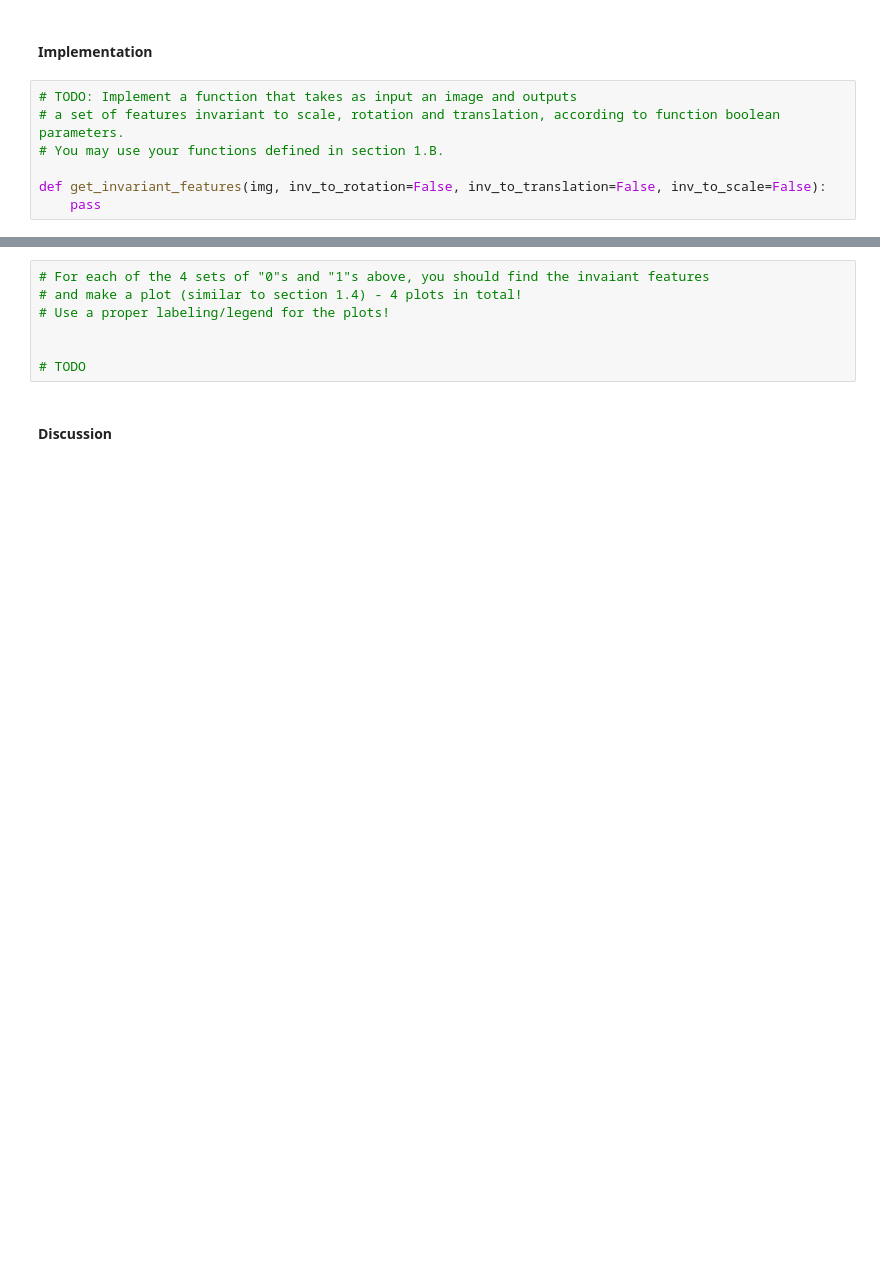
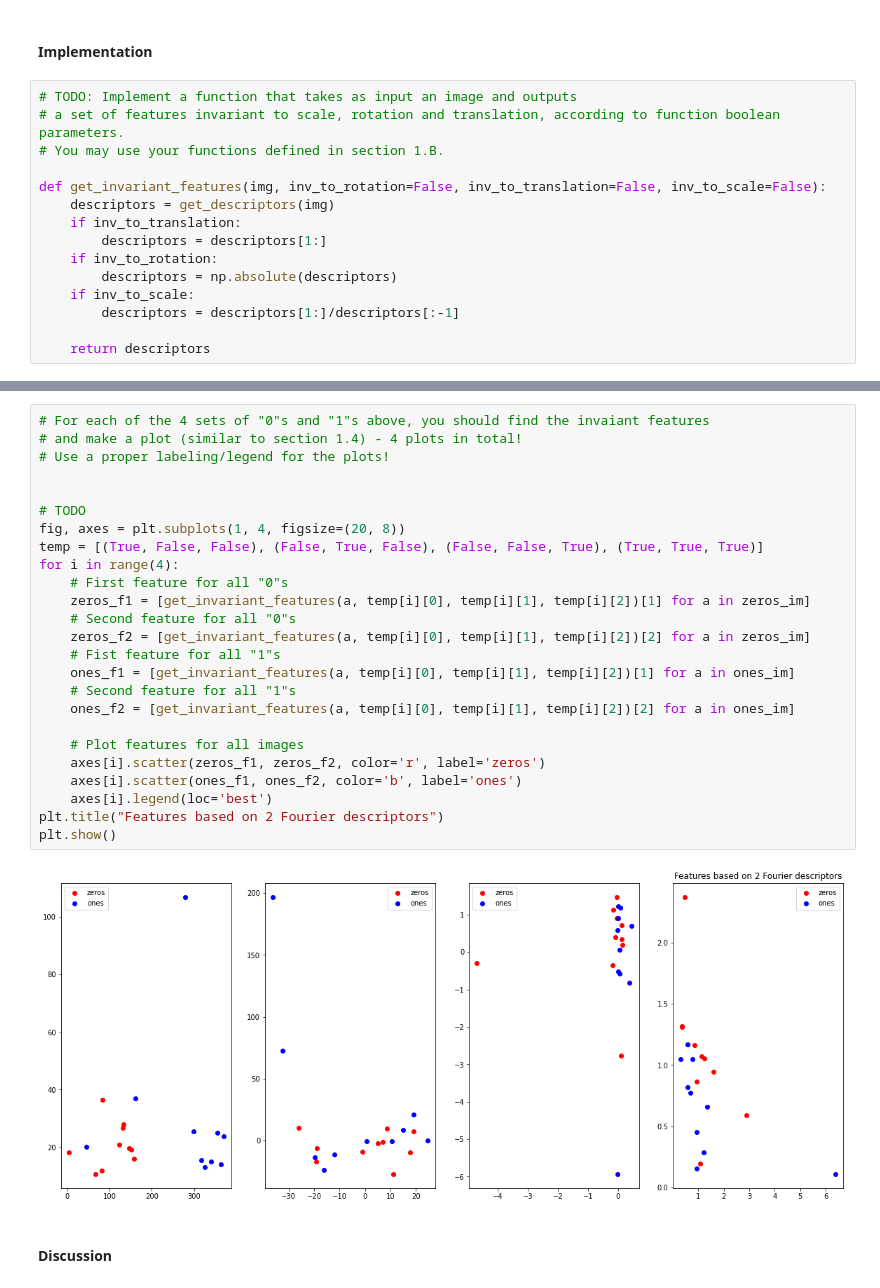
Before and after one commit to sirogosig/EE-451_code, a Jupyter notebook: labs/lab_02_object_description.ipynb, the cells around one changed output, grey strips where cells are left out. Drawn from its saved outputs; the diff is of its cells as text; blank space fills up the shorter version.

Commit message:
Part 1 first version

```diff
--- a/labs/lab_02_object_description.ipynb
+++ b/labs/lab_02_object_description.ipynb
@@ -372,5 +348,13 @@ TODO
 # You may use your functions defined in section 1.B.
 
 def get_invariant_features(img, inv_to_rotation=False, inv_to_translation=False, inv_to_scale=False):
-    pass
+    descriptors = get_descriptors(img)
+    if inv_to_translation:
+        descriptors = descriptors[1:]
+    if inv_to_rotation:
+        descriptors = np.absolute(descriptors)
+    if inv_to_scale:
+        descriptors = descriptors[1:]/descriptors[:-1]
+
+    return descriptors
 # %%
@@ -409,10 +398,30 @@ transformed_images_ones = []
-# %%
-# For each of the 4 sets of "0"s and "1"s above, you should find the invaiant features
-# and make a plot (similar to section 1.4) - 4 plots in total!
-# Use a proper labeling/legend for the plots!
-
-
-# TODO
+# %%
+# For each of the 4 sets of "0"s and "1"s above, you should find the invaiant features
+# and make a plot (similar to section 1.4) - 4 plots in total!
+# Use a proper labeling/legend for the plots!
+
+
+# TODO
+fig, axes = plt.subplots(1, 4, figsize=(20, 8))
+temp = [(True, False, False), (False, True, False), (False, False, True), (True, True, True)]
+for i in range(4):
+    # First feature for all "0"s
+    zeros_f1 = [get_invariant_features(a, temp[i][0], temp[i][1], temp[i][2])[1] for a in zeros_im]
+    # Second feature for all "0"s
+    zeros_f2 = [get_invariant_features(a, temp[i][0], temp[i][1], temp[i][2])[2] for a in zeros_im]
+    # Fist feature for all "1"s
+    ones_f1 = [get_invariant_features(a, temp[i][0], temp[i][1], temp[i][2])[1] for a in ones_im]
+    # Second feature for all "1"s
+    ones_f2 = [get_invariant_features(a, temp[i][0], temp[i][1], temp[i][2])[2] for a in ones_im]
+
+    # Plot features for all images
+    axes[i].scatter(zeros_f1, zeros_f2, color='r', label='zeros')
+    axes[i].scatter(ones_f1, ones_f2, color='b', label='ones')
+    axes[i].legend(loc='best')
+plt.title("Features based on 2 Fourier descriptors")
+plt.show()
+# %% [output]
+[figure, added]
 # %% [markdown]
 #### Discussion
 # %% [markdown]
```
Also changed, not shown: parts of 13 cells of this notebook.
